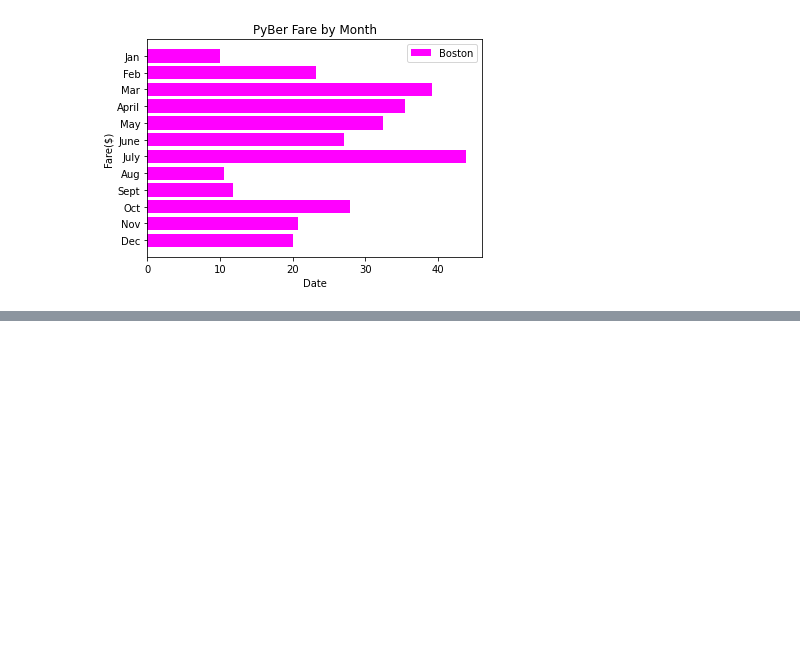
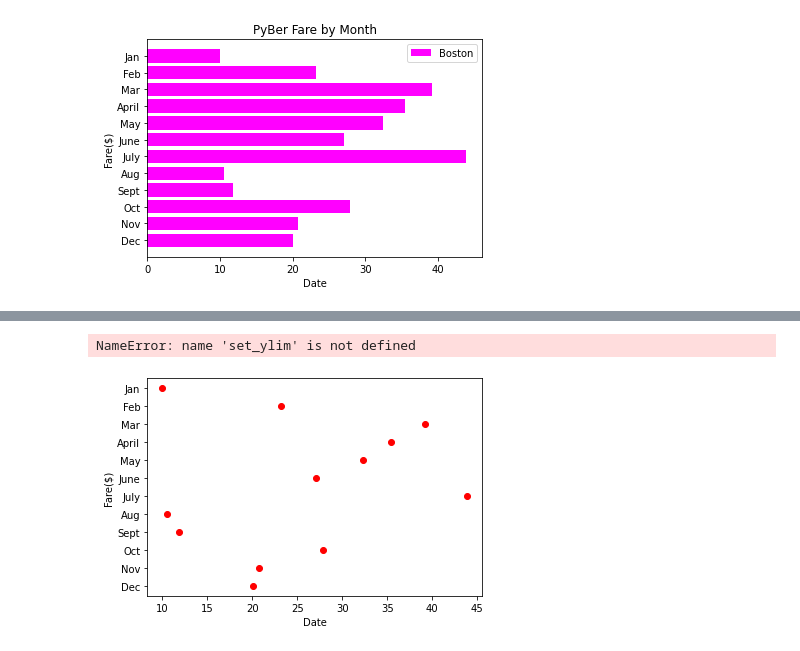
Before and after one commit to shrese/PyBer_Analysis, a Jupyter notebook: matplotlib_practiced_MATLAB.ipynb, the cells around one changed output, grey strips where cells are left out. Drawn from its saved outputs; the diff is of its cells as text; code cells hidden in the pictures; blank space fills up the shorter version.

```diff
--- a/matplotlib_practiced_MATLAB.ipynb
+++ b/matplotlib_practiced_MATLAB.ipynb
@@ -124,0 +147,26 @@ plt.legend()
+# %%
+# SKILL DRILL 5.1.7
+#Change the color of the markers to red.
+#Add a legend for the city of Chicago
+#Switch the axis so that the Fare($) data is on the x-axis.
+plt.scatter(y_axis, x_axis, color="red", label="Boston")
+
+#Add a title and axes labels.
+plt.xlabel("Date")
+plt.ylabel("Fare($)")
+
+
+#Invert the y-axis so that January is at the top.
+plt.gca().invert_yaxis()
+
+#Add a limit for the x-axis data.
+set_ylim(5, 50)
+
+# Set the x-axis to a list of strings for each month.
+x_axis = ["Jan", "Feb", "Mar", "April", "May", "June", "July", "Aug", "Sept", "Oct", "Nov", "Dec"]
+
+# Set the y-axis to a list of floats as the total fare in US dollars accumulated for each month.
+y_axis = [10.02, 23.24, 39.20, 35.42, 32.34, 27.04, 43.82, 10.56, 11.85, 27.90, 20.71, 20.09]
+# %% [output]
+NameError: name 'set_ylim' is not defined
+[figure, added]
```
Also changed, not shown: parts of 7 cells of this notebook, 1 other file.
